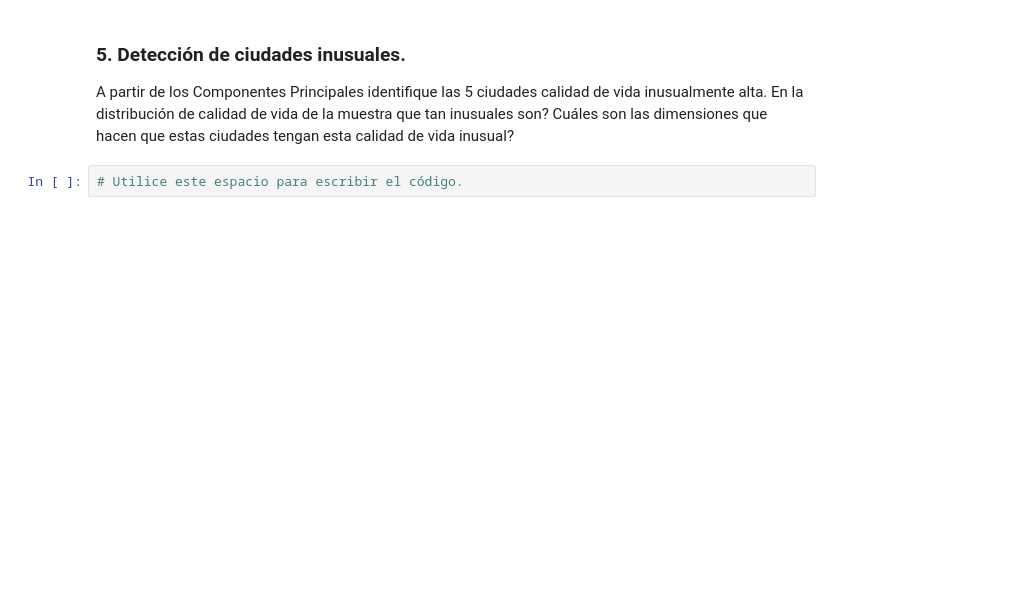
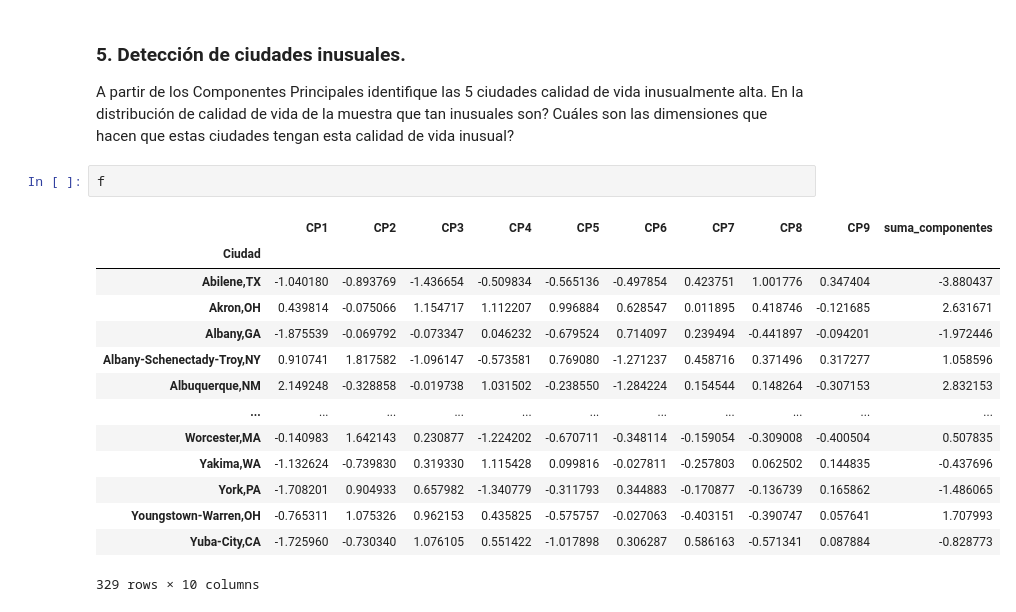
Before and after one commit to sebastian23escobar/Aprendizaje_no_supervisado, a Jupyter notebook: Taller1/S1_LC_Taller_PCA.ipynb, the cells around one changed output. Drawn from its saved outputs; the diff is of its cells as text; blank space fills up the shorter version.

```diff
--- a/Taller1/S1_LC_Taller_PCA.ipynb
+++ b/Taller1/S1_LC_Taller_PCA.ipynb
@@ -272,5 +303,20 @@ plt.show()
 
 A partir de los Componentes Principales identifique las 5 ciudades calidad de vida inusualmente alta. En la distribución de calidad de vida  de la muestra que tan inusuales son? Cuáles son las dimensiones que hacen que estas ciudades tengan esta calidad de vida inusual?
 # %%
-# Utilice este espacio para escribir el código.
+f
+# %% [output]
+|  | CP1 | CP2 | CP3 | CP4 | CP5 | CP6 | CP7 | CP8 | CP9 | suma_componentes |
+| Ciudad |  |  |  |  |  |  |  |  |  |  |
+| Abilene,TX | -1.040180 | -0.893769 | -1.436654 | -0.509834 | -0.565136 | -0.497854 | 0.423751 | 1.001776 | 0.347404 | -3.880437 |
+| Akron,OH | 0.439814 | -0.075066 | 1.154717 | 1.112207 | 0.996884 | 0.628547 | 0.011895 | 0.418746 | -0.121685 | 2.631671 |
+| Albany,GA | -1.875539 | -0.069792 | -0.073347 | 0.046232 | -0.679524 | 0.714097 | 0.239494 | -0.441897 | -0.094201 | -1.972446 |
+| Albany-Schenectady-Troy,NY | 0.910741 | 1.817582 | -1.096147 | -0.573581 | 0.769080 | -1.271237 | 0.458716 | 0.371496 | 0.317277 | 1.058596 |
+| Albuquerque,NM | 2.149248 | -0.328858 | -0.019738 | 1.031502 | -0.238550 | -1.284224 | 0.154544 | 0.148264 | -0.307153 | 2.832153 |
+| ... | ... | ... | ... | ... | ... | ... | ... | ... | ... | ... |
+| Worcester,MA | -0.140983 | 1.642143 | 0.230877 | -1.224202 | -0.670711 | -0.348114 | -0.159054 | -0.309008 | -0.400504 | 0.507835 |
+| Yakima,WA | -1.132624 | -0.739830 | 0.319330 | 1.115428 | 0.099816 | -0.027811 | -0.257803 | 0.062502 | 0.144835 | -0.437696 |
+| York,PA | -1.708201 | 0.904933 | 0.657982 | -1.340779 | -0.311793 | 0.344883 | -0.170877 | -0.136739 | 0.165862 | -1.486065 |
+| Youngstown-Warren,OH | -0.765311 | 1.075326 | 0.962153 | 0.435825 | -0.575757 | -0.027063 | -0.403151 | -0.390747 | 0.057641 | 1.707993 |
+| Yuba-City,CA | -1.725960 | -0.730340 | 1.076105 | 0.551422 | -1.017898 | 0.306287 | 0.586163 | -0.571341 | 0.087884 | -0.828773 |
+329 rows × 10 columns
 # %% [markdown]
```
Also changed, not shown: parts of 14 cells of this notebook.
